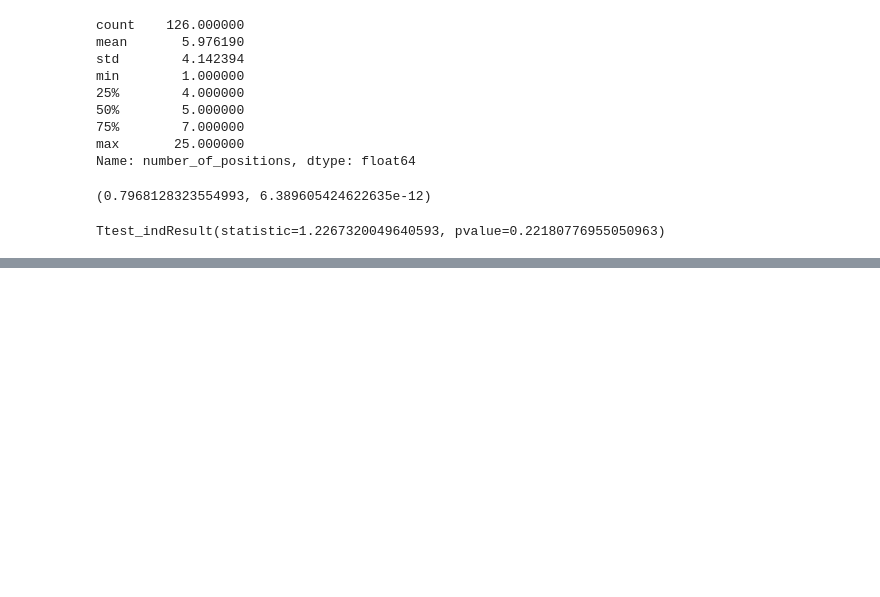
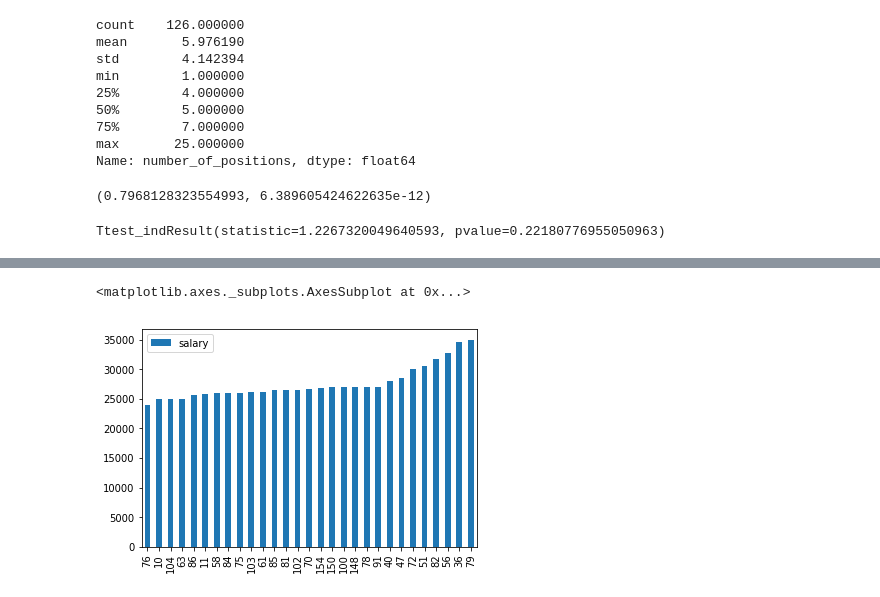
Before and after one commit to tcdvm/virmp, a Jupyter notebook: analysis/VIRMP.ipynb, the cells around one changed output, grey strips where cells are left out. Saved outputs shown, nothing was run; the diff lists cells and outputs as text; code cells hidden in the pictures; blank space fills up the shorter version.

```diff
--- a/analysis/VIRMP.ipynb
+++ b/analysis/VIRMP.ipynb
@@ -24,6 +24,8 @@ df.loc[68, 'name'] = "MedVet Medical & Cancer Centers for Pets (Akron)"
 df.loc[69, 'name'] = "MedVet Medical & Cancer Centers for Pets (Chicago)"
 # %%
 df.loc[34, 'total_annual_cases'] = "10000-15000"
+# %%
+df.loc[29, 'salary'] = df.loc[29, 'salary']*12
 # %%
 # Get rid of commas in total_annual_cases and ">" (e.g. > 20,000)
 df['total_annual_cases'] = df['total_annual_cases'].str.replace(',', '')
@@ -204,8 +206,12 @@ cat_df.dtypes
 name                   object
 number_of_positions     int64
 dtype: object
+# %%
+df.loc[:, 'number_of_positions'] = df.number_of_positions.astype(int)
 # %%
 cat_df['practice_type'] = cat_df['name'].apply(practice_type)
+# %%
+df['practice_type'] = df['name'].apply(practice_type)
 # %%
 cat_df
 # %% [output]
@@ -288,0 +299,2 @@ Ttest_indResult(statistic=1.2267320049640593, pvalue=0.22180776955050963)
+# %%
+salary_by_type = df[['name', 'salary', 'practice_type']]
@@ -288,0 +329,5 @@ Ttest_indResult(statistic=1.2267320049640593, pvalue=0.22180776955050963)
+# %%
+salary_by_type[salary_by_type['practice_type']== 'Academia'].sort_values(by='salary').plot(kind='bar')
+# %% [output]
+<matplotlib.axes._subplots.AxesSubplot at 0x...>
+[figure, added]
```
Also changed, not shown: parts of 8 cells of this notebook.
